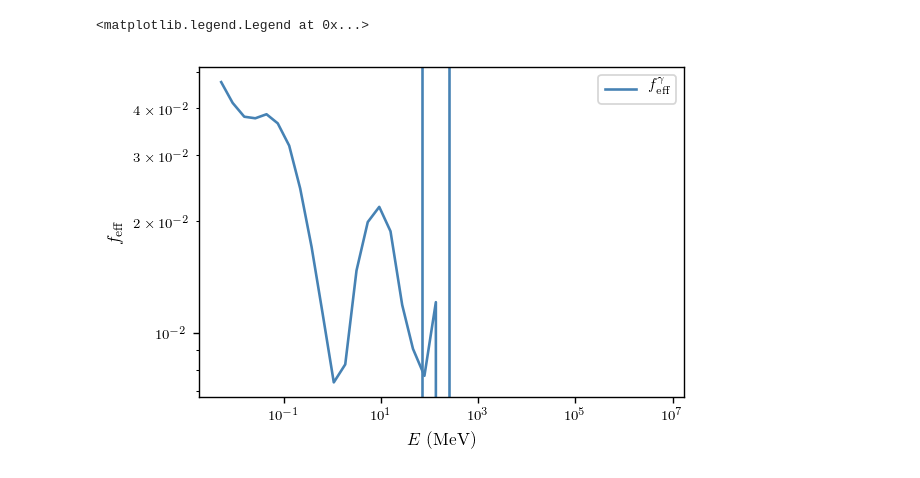
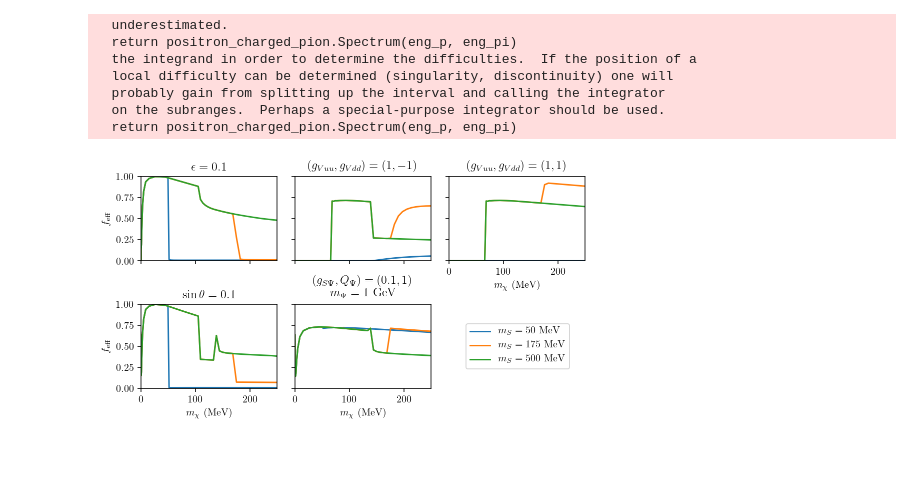
Before and after one commit to LoganAMorrison/Hazma, a Jupyter notebook: tutorials/f_eff.ipynb, the cells around one changed output. Drawn from its saved outputs; the diff is of its cells as text; code cells hidden in the pictures.

Commit message:
improve f_eff notebook; make preliminary plot
Note that the results are incorrect since we do not yet compute the
positron spectrum for mediator decay in hazma!

```diff
--- a/tutorials/f_eff.ipynb
+++ b/tutorials/f_eff.ipynb
@@ -195,15 +8,0 @@ spec_vm = vm.spectra(f_eff_g.x, e_cm)["total"]
-# %%
-# plt.plot(f_eff_ep.x, f_eff_ep.x*f_eff_ep.y, label=r"$f_{\mathrm{eff}}^{e^+ e^-}$")
-plt.plot(f_eff_g.x, f_eff_g.x*f_eff_g.y*spec_vm, label=r"$f_{\mathrm{eff}}^\gamma$")
-
-# plt.xlim([0.005, 250])
-plt.axvline(mxs[0])
-plt.axvline(mxs[-1])
-plt.xscale("log")
-plt.yscale("log")
-plt.xlabel(r"$E$ (MeV)")
-plt.ylabel(r"$f_{\mathrm{eff}}$")
-plt.legend()
-# %% [output]
-<matplotlib.legend.Legend at 0x...>
-[figure, removed]
@@ -209,0 +30,61 @@ plt.legend()
+# %%
+fig, axes = plt.subplots(
+    n_subplot_rows,
+    n_subplot_cols,
+    sharex=True,
+    sharey=True,
+    figsize=(latex_text_width_1col, 0.55 * latex_text_width_1col))
+
+# Delete last subplot: it will be replaced by the legend
+fig.delaxes(axes[-1, -1])
+
+for row in range(n_subplot_rows):  # loop over type of model
+    for col in range(n_subplot_cols):  # loop over DM masses
+        ax = axes[row, col]
+        ax.set_title(titles[row, col])
+
+        # Get the model
+        model = models[row, col]
+        if model is not None:
+            # Iterate over mediator masses
+            for m_med in m_meds:
+                if isinstance(model, ScalarMediator):
+                    model.ms = m_med
+                    label = r"$m_S = %i$ MeV" % model.ms
+                elif isinstance(model, VectorMediator):
+                    model.mv = m_med
+                    label = r"$m_V = %i$ MeV" % model.mv
+
+                # Compute f_eff
+                f_effs = np.zeros_like(mxs)
+                for i, mx in enumerate(mxs):
+                    model.mx = mx
+                    f_effs[i] = model.f_eff(x_kd)
+
+                # Plot f_eff
+                ax.plot(mxs, f_effs, label=label)
+
+# Formatting
+axes[1, 0].set_xlabel(r"$m_\chi$ (MeV)")
+axes[1, 1].set_xlabel(r"$m_\chi$ (MeV)")
+axes[0, 2].set_xlabel(r"$m_\chi$ (MeV)")
+axes[0, 0].set_ylabel(r"$f_{\mathrm{eff}}$")
+axes[1, 0].set_ylabel(r"$f_{\mathrm{eff}}$")
+axes[0, 0].set_xlim(mxs[[0, -1]])
+axes[0, 0].set_ylim(0, 1)
+axes[0, 2].xaxis.set_tick_params(labelbottom=True)
+
+fig.tight_layout()
+# Placing the legend before tight_layout call doesn't work
+axes[1, 1].legend(loc="center right", bbox_to_anchor=(2.05, 0.5))
+fig.savefig("figures/f_eff.pdf", bbox_inches="tight")
+plt.show()
+# %% [output]
+  underestimated.
+  return positron_charged_pion.Spectrum(eng_p, eng_pi)
+  the integrand in order to determine the difficulties.  If the position of a
+  local difficulty can be determined (singularity, discontinuity) one will
+  probably gain from splitting up the interval and calling the integrator
+  on the subranges.  Perhaps a special-purpose integrator should be used.
+  return positron_charged_pion.Spectrum(eng_p, eng_pi)
+[figure, added]
```
Also changed, not shown: parts of 27 cells of this notebook, 2 other files.
